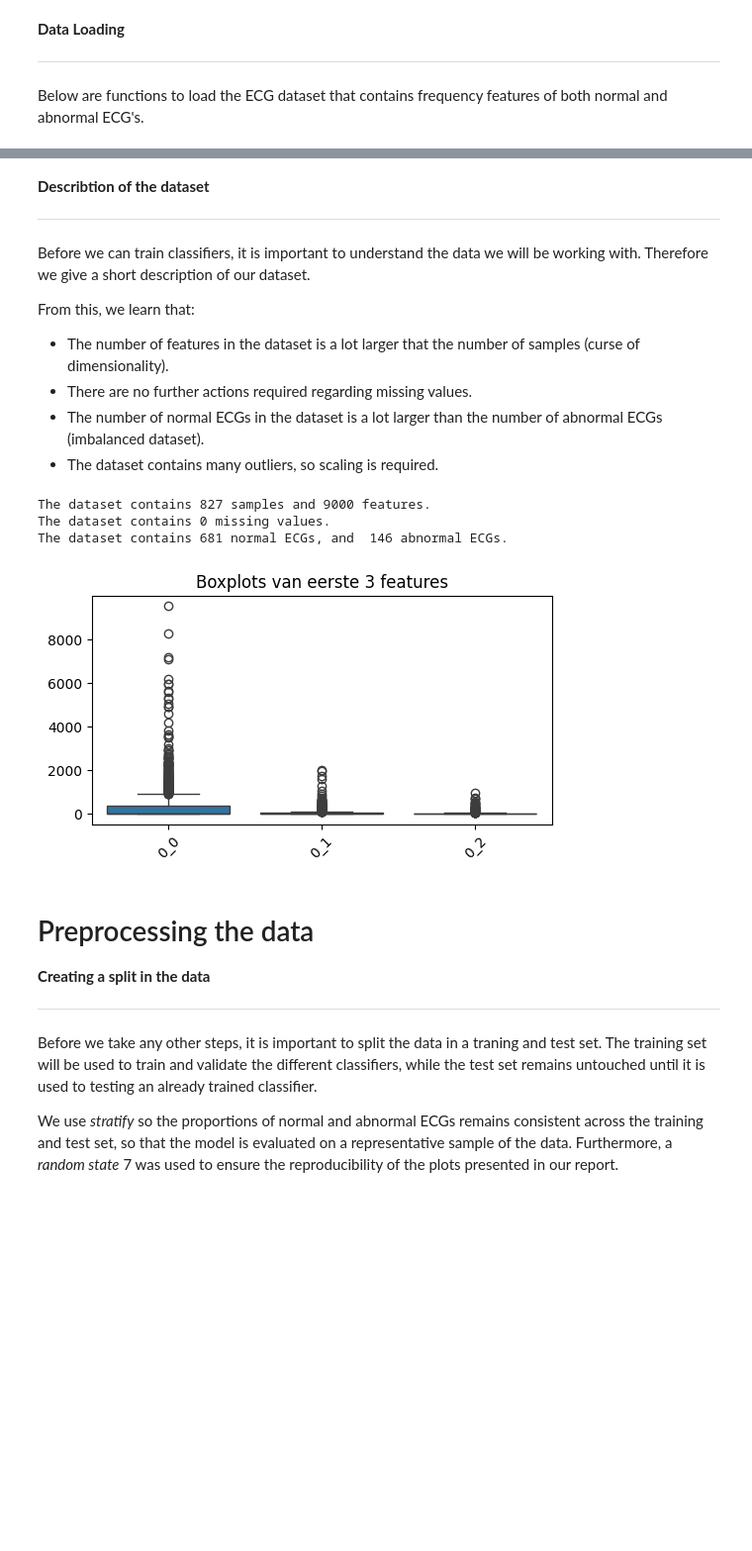
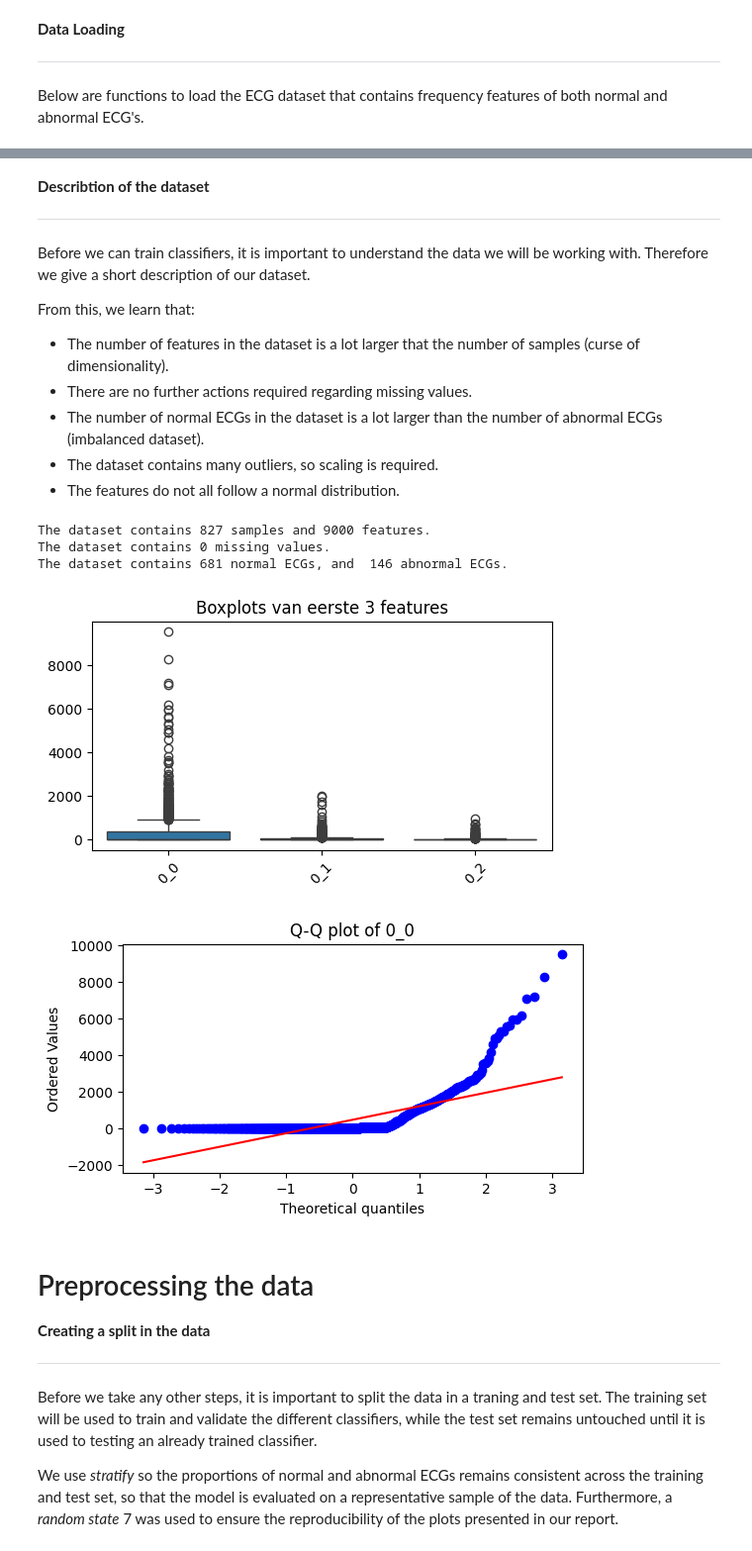
Before and after one commit to Ming842/TM10007_Machine_Learning_Group_4, a Jupyter notebook: final.ipynb, the cells around one changed output, grey strips where cells are left out. Shown at 99% size. Cells and saved outputs as stored; diff of their text form; code cells hidden in the pictures; blank space fills up the shorter version.

```diff
--- a/final.ipynb
+++ b/final.ipynb
@@ -56,31 +63,40 @@ From this, we learn that:
 *   There are no further actions required regarding missing values.
 *   The number of normal ECGs in the dataset is a lot larger than the number of abnormal ECGs (imbalanced dataset).
 *   The dataset contains many outliers, so scaling is required.
+*   The features do not all follow a normal distribution.
 # %%
 # Samples and features
 print(f'The dataset contains {len(data.index)} samples and {len(data.columns)-1} features.')
 
 # Check for missing features
 missing_total = data.isnull().sum().sum()
 print (f'The dataset contains {(missing_total)} missing values.')
 
 # Check imbalance of the dataset
 print("The dataset contains",(data.iloc[:, -1] == 0).sum(), "normal ECGs, and ", (data.iloc[:, -1] == 1).sum(), "abnormal ECGs.")
 
-# Selecteren features
-features = data.columns[:-1][:3]
+#
 
 # Plot boxplots van de features
+features = data.columns[:-1][:3]
 plt.figure(figsize=(6, 3))
 sns.boxplot(data=data[features])
 plt.title("Boxplots van eerste 3 features")
 plt.xticks(rotation=45)
 plt.show()
+
+# Q-Q plot for that feature
+feature = data.columns[0]
+plt.figure(figsize=(6, 3))
+stats.probplot(data[feature], dist="norm", plot=plt)
+plt.title(f"Q-Q plot of {feature}")
+plt.show()
 # %% [output]
 The dataset contains 827 samples and 9000 features.
 The dataset contains 0 missing values.
 The dataset contains 681 normal ECGs, and  146 abnormal ECGs.
 [figure]
+[figure, added]
 # %% [markdown]
 # Preprocessing the data
 
```
Also changed, not shown: parts of 2 cells of this notebook.
